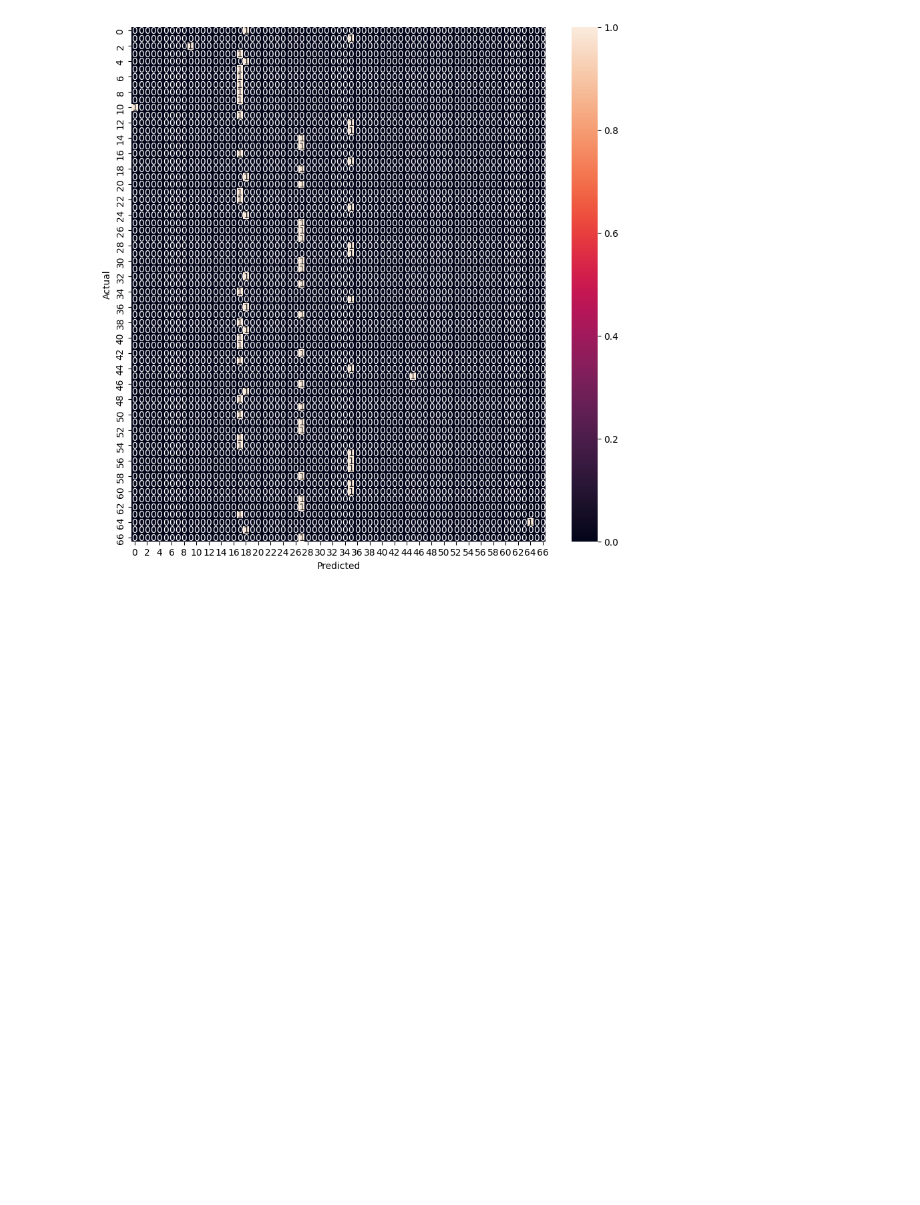
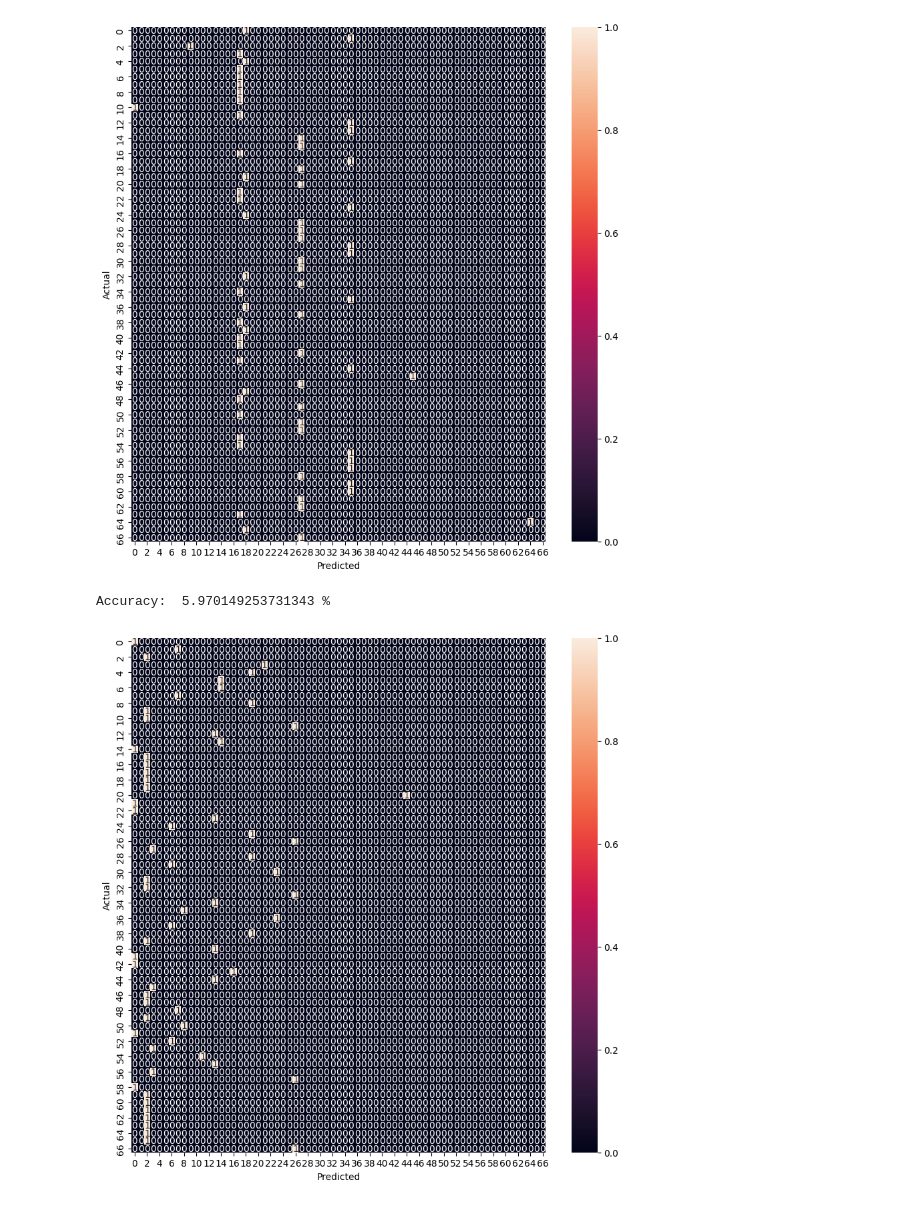
Before and after one commit to DevPriSha/Author-Attribution, a Jupyter notebook: profile-based.ipynb, the cells around one changed output. Saved outputs shown, nothing was run; the diff lists cells and outputs as text; code cells hidden in the pictures; blank space fills up the shorter version.

```diff
--- a/profile-based.ipynb
+++ b/profile-based.ipynb
@@ -184,3 +185,32 @@ plt.show()
 # %% [output]
 Accuracy:  5.970149253731343 %
 [figure]
+# %%
+#Model: KNN
+
+from sklearn.neighbors import KNeighborsClassifier
+from sklearn.metrics import accuracy_score
+
+# create the model
+model = KNeighborsClassifier(n_neighbors=5)
+# fit the model to the training data
+model.fit(X, y)
+# predict the labels for the test data
+y_pred = model.predict(X_test)
+
+# evaluate the model using accuracy percentage
+print('Accuracy: ', accuracy_score(y_test, y_pred)*100, '%')
+
+# Confusion matrix
+from sklearn.metrics import confusion_matrix
+cm = confusion_matrix(y_test, y_pred)
+
+# plot the confusion matrix
+plt.figure(figsize=(10, 10))
+sns.heatmap(cm, annot=True, fmt='d')
+plt.ylabel('Actual')
+plt.xlabel('Predicted')
+plt.show()
+# %% [output]
+Accuracy:  5.970149253731343 %
+[figure, added]
```
Also changed, not shown: parts of 5 cells of this notebook.
